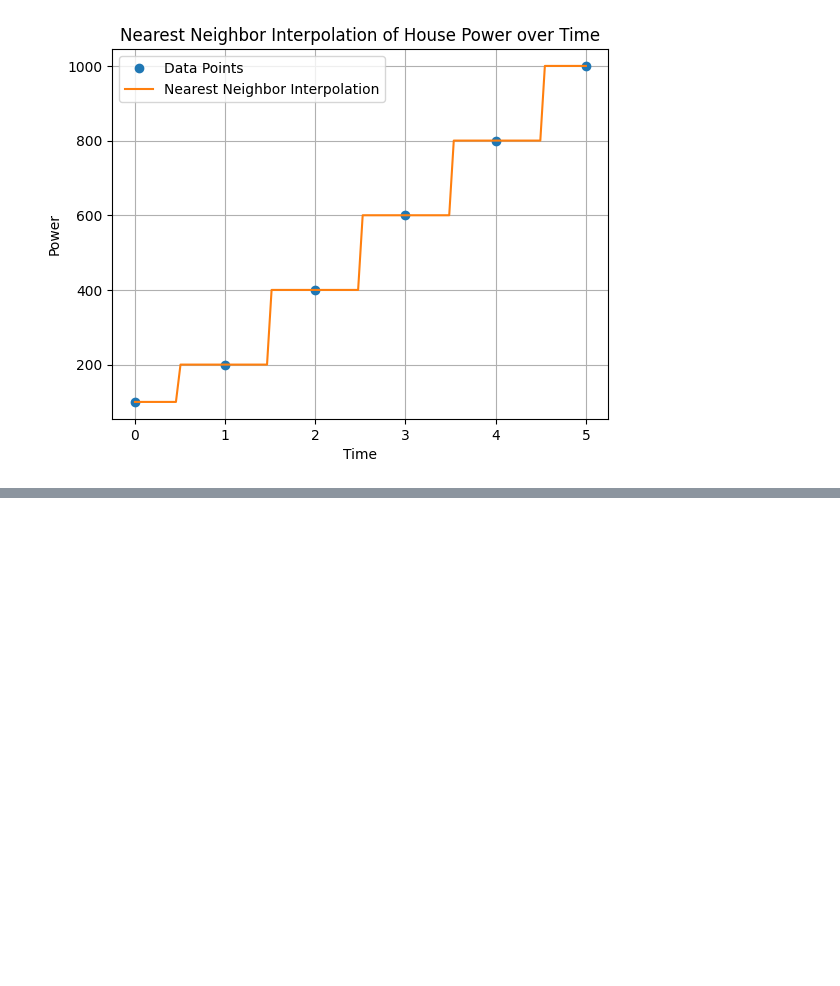
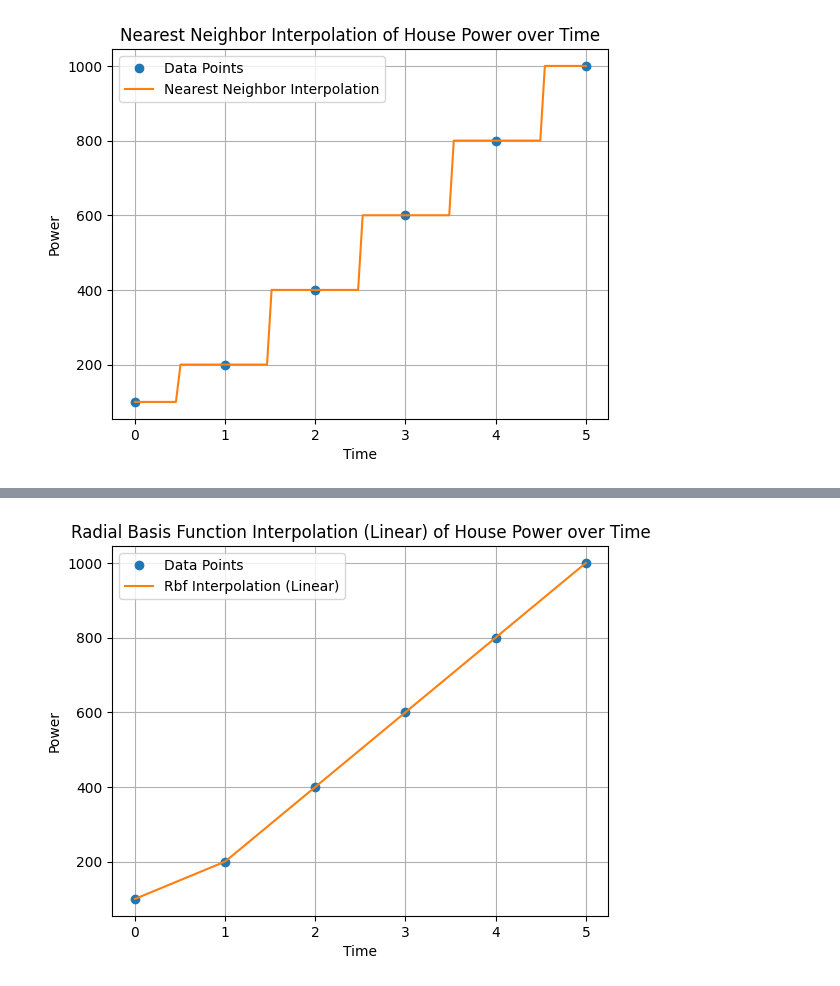
Before and after one commit to rvigneshwaran/datascience-implementations, a Jupyter notebook: 01-data-science-fundamentals/05-scipy-demonstration/05-various-interpolation-techniques.ipynb, the cells around one changed output, grey strips where cells are left out. Saved outputs shown, nothing was run; the diff lists cells and outputs as text; code cells hidden in the pictures; blank space fills up the shorter version.

```diff
--- a/01-data-science-fundamentals/05-scipy-demonstration/05-various-interpolation-techniques.ipynb
+++ b/01-data-science-fundamentals/05-scipy-demonstration/05-various-interpolation-techniques.ipynb
@@ -162,0 +263,22 @@ plt.show()
+# %%
+# Example 11: Radial Basis Function Interpolation with Rbf
+# Given data points (x, y) representing the power of a house over time
+x = np.array([0, 1, 2, 3, 4, 5])
+y = np.array([100, 200, 400, 600, 800, 1000])
+
+# Create an Rbf interpolation function
+rbf_interp = spi.Rbf(x, y, function='linear')
+
+# Generate new data points and plot the interpolated curve
+x_new = np.linspace(0, 5, 100)
+y_new = rbf_interp(x_new)
+plt.plot(x, y, 'o', label='Data Points')
+plt.plot(x_new, y_new, '-', label='Rbf Interpolation (Linear)')
+plt.xlabel('Time')
+plt.ylabel('Power')
+plt.title('Radial Basis Function Interpolation (Linear) of House Power over Time')
+plt.legend()
+plt.grid(True)
+plt.show()
+# %% [output]
+[figure, added]
```
Also changed, not shown: parts of 4 cells of this notebook.
